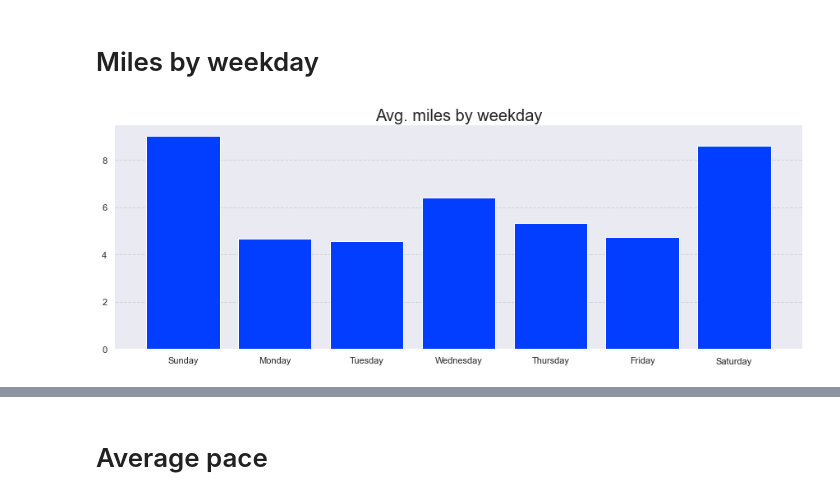
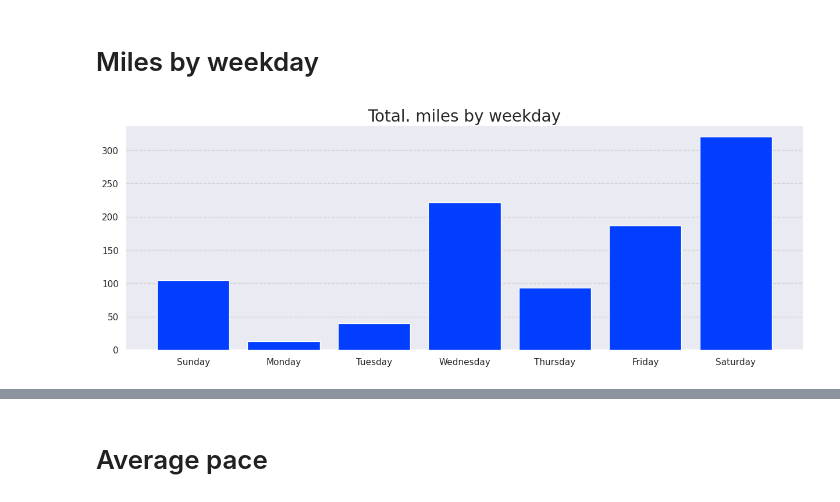
Before and after one commit to lkavenagh/runs, a Jupyter notebook: Run analysis.ipynb, the cells around one changed output, grey strips where cells are left out. Saved outputs shown, nothing was run; the diff lists cells and outputs as text; code cells hidden in the pictures.

```diff
--- a/Run analysis.ipynb
+++ b/Run analysis.ipynb
@@ -42,5 +39,7 @@ def dbGetQuery(q):
 
     return(dat)
+# %%
+user='luke'
 # %%
 ls = ['5Ks', 'half marathons']
 dists = [3.11, 13.1]
@@ -248,31 +263,0 @@ No artists with labels found to put in legend.  Note that artists whose label st
-# %%
-fig = plt.figure(figsize = (15,5))
-ax = fig.add_subplot(111)
-
-for n,y in enumerate(plot_dat.columns[1:]):
-    if y == 'target':
-        ax.plot(lin.generic_date, lin['pred'], linestyle = '--', linewidth = 2, color = 'black')
-#         ax.plot(plot_dat.generic_date, plot_dat[y], linestyle = '--', color = 'k')
-    elif y == max([int(c) for c in plot_dat.columns[1:-1]]):
-        ax.plot(plot_dat.generic_date, plot_dat[y], linewidth = 3, color = 'red')
-    else:
-        ax.plot(plot_dat.generic_date, plot_dat[y], linestyle = '--', color = colors(n))
-
-ax.legend(frameon = False)
-for var in ['top', 'bottom', 'left', 'right']:
-    ax.spines[var].set_visible(False)
-
-ax.grid(linestyle = '--', color = 'darkgrey')
-
-ax.set_xticks([datetime.date(1904,c,1) for c in range(1,13)] + [datetime.date(1905,1,1)])
-
-maxdate = plot_dat.loc[plot_dat[plot_dat.columns[-2]] == np.nanmax(plot_dat[plot_dat.columns[-2]]), 'generic_date'].head(1).item()
-ax.set_xlim(maxdate - datetime.timedelta(60), maxdate + datetime.timedelta(60))
-
-maxdistance = np.nanmax(plot_dat[plot_dat.columns[-2]])
-ax.set_ylim(max(maxdistance - 100,0), maxdistance + 100)
-
-xfmt = mdates.DateFormatter('%b')
-ax.get_figure().set_facecolor('lightgrey')
-ax.set_facecolor('lightgrey')
-ax.xaxis.set_major_formatter(xfmt)
@@ -282,26 +290,27 @@ No artists with labels found to put in legend.  Note that artists whose label st
 # %% [markdown]
 # Miles by weekday
 # %%
-dat = dbGetQuery("""SELECT EXTRACT(dayofweek from start_date) as dow, avg(distance_miles) as total_miles \
+dat = dbGetQuery("""SELECT EXTRACT(dayofweek from start_date) as dow, sum(distance_miles) as total_miles \
                 FROM runs.activities_summary \
                 WHERE EXTRACT(year from start_date) = (SELECT max(EXTRACT(year from start_date)) FROM runs.activities) \
                 AND lower(type) = 'run'
+                AND user = '{}'
                 GROUP BY 1 \
-                ORDER BY 1""")
+                ORDER BY 1""".format(user))
 
 fig = plt.figure(figsize = (15,5))
 ax = fig.add_subplot(111)
 
 ax.bar(dat.dow, dat.total_miles, zorder = 3)
 
 
 for var in ['top', 'left', 'right']:
     ax.spines[var].set_visible(False)
 
 ax.grid(linestyle = '--', color = 'lightgrey')
 ax.xaxis.grid(False)
-ax.set_title('Avg. miles by weekday', fontsize = 20)
+ax.set_title('Total. miles by weekday', fontsize = 20)
 ax.set_xticks(range(1,8,1))
 x = ax.set_xticklabels(['Sunday', 'Monday', 'Tuesday', 'Wednesday', 'Thursday', 'Friday', 'Saturday'])
 # %% [output]
-[figure, old version]
+[figure, new version]
```
Also changed, not shown: parts of 30 cells of this notebook.
